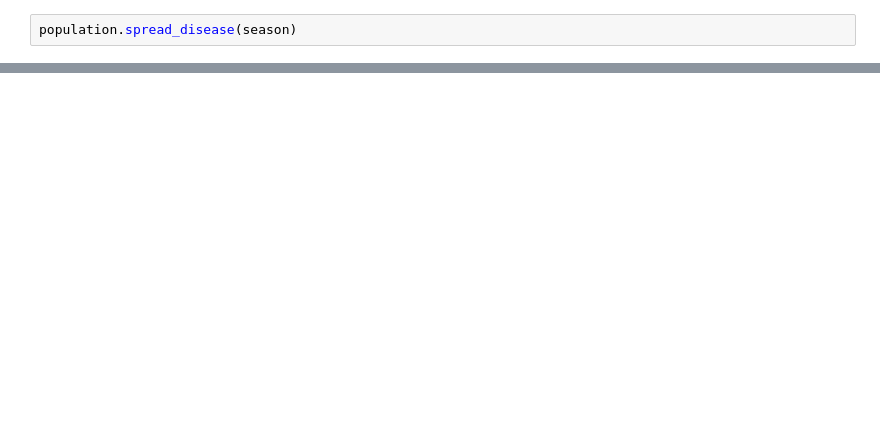
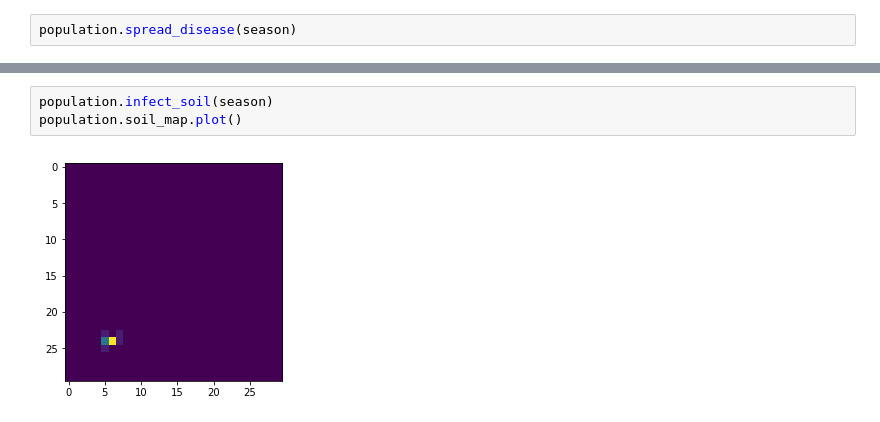
Before and after one commit to damiansp/diseaseSimulator, a Jupyter notebook: python/deer_sim.py.ipynb, the cells around one changed output, grey strips where cells are left out. Cells and saved outputs as stored; diff of their text form; blank space fills up the shorter version.

Commit message:
add SoilMap and Population.infect_soil()

```diff
--- a/python/deer_sim.py.ipynb
+++ b/python/deer_sim.py.ipynb
@@ -347,0 +392,5 @@ population.plot(season)
+# %%
+population.infect_soil(season)
+population.soil_map.plot()
+# %% [output]
+[figure, added]
```
Also changed, not shown: parts of 6 cells of this notebook.
